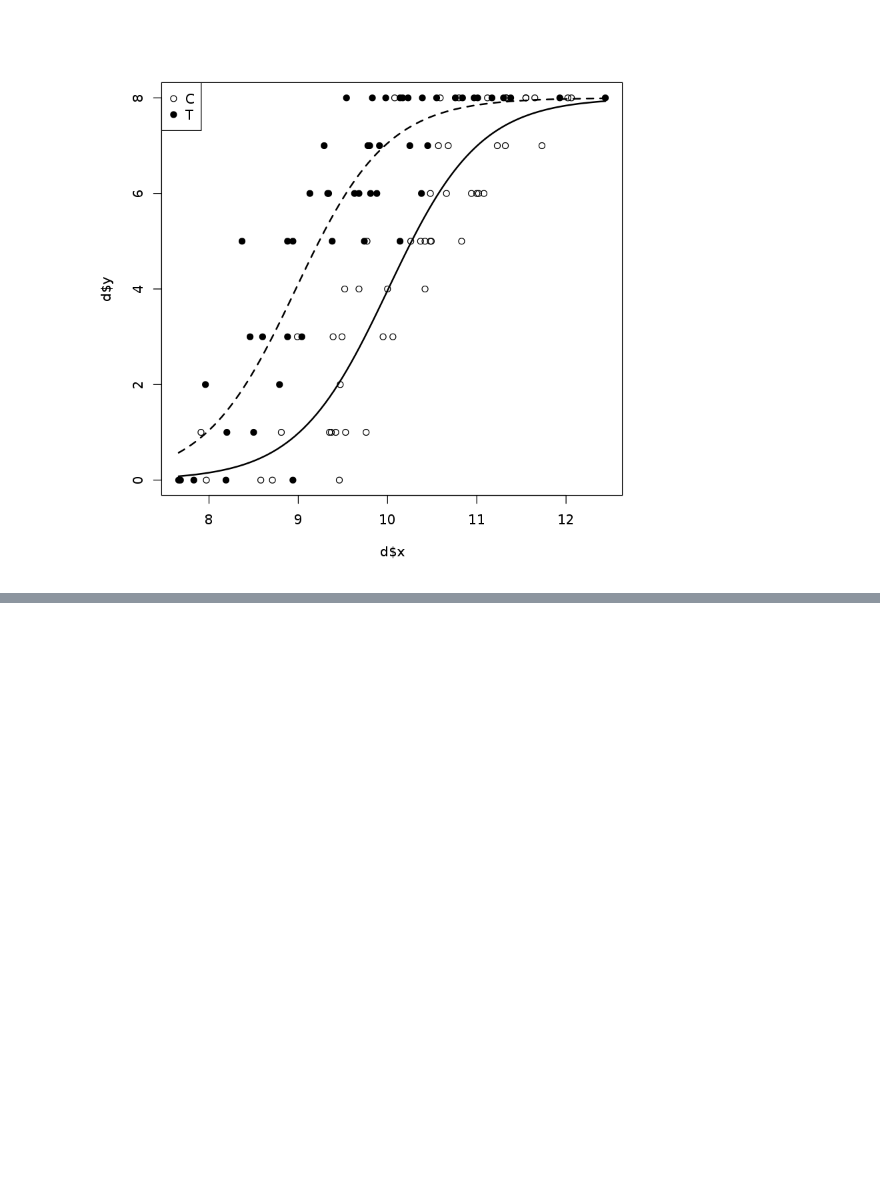
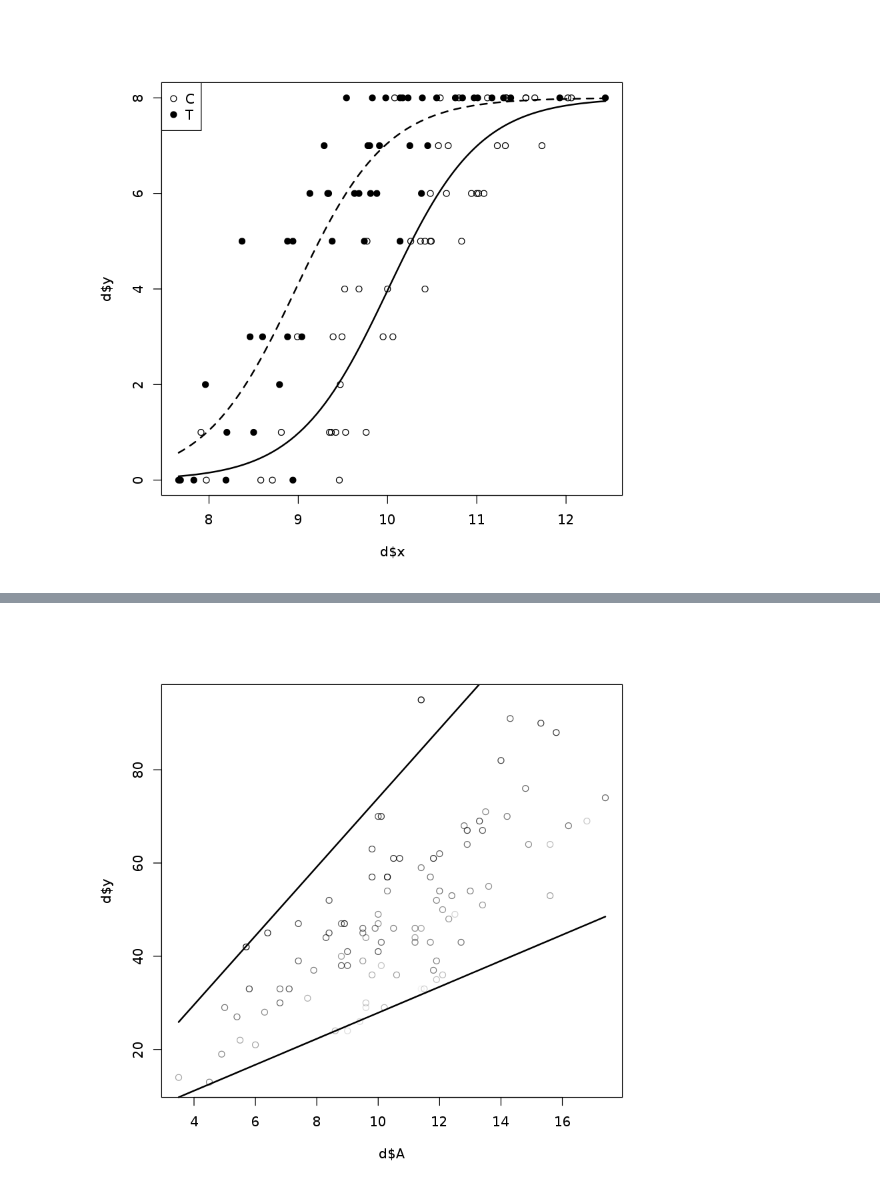
Before and after one commit to tushuhei/statisticalDataModeling, a Jupyter notebook: 6_glm_application.ipynb, the cells around one changed output, grey strips where cells are left out. Cells and saved outputs as stored; diff of their text form; code cells hidden in the pictures; blank space fills up the shorter version.

```diff
--- a/6_glm_application.ipynb
+++ b/6_glm_application.ipynb
@@ -75,0 +124,3 @@ legend("topleft", legend=c("C", "T"), pch=c(21, 19))
+# %%
+d <- read.csv('data4b.csv')
+d
@@ -75,0 +157,7 @@ legend("topleft", legend=c("C", "T"), pch=c(21, 19))
+# %%
+plot(d$A, d$y, col=rgb(0, 0, 0, alpha=d$x))
+xx <- seq(min(d$A), max(d$A), length=100)
+lines(xx, exp(0.9731 + 1.0383 * min(d$x) + log(xx)), lwd = 2)
+lines(xx, exp(0.9731 + 1.0383 * max(d$x) + log(xx)), lwd = 2)
+# %% [output]
+[figure, added]
```
Also changed, not shown: parts of 21 cells of this notebook, 2 other files.
